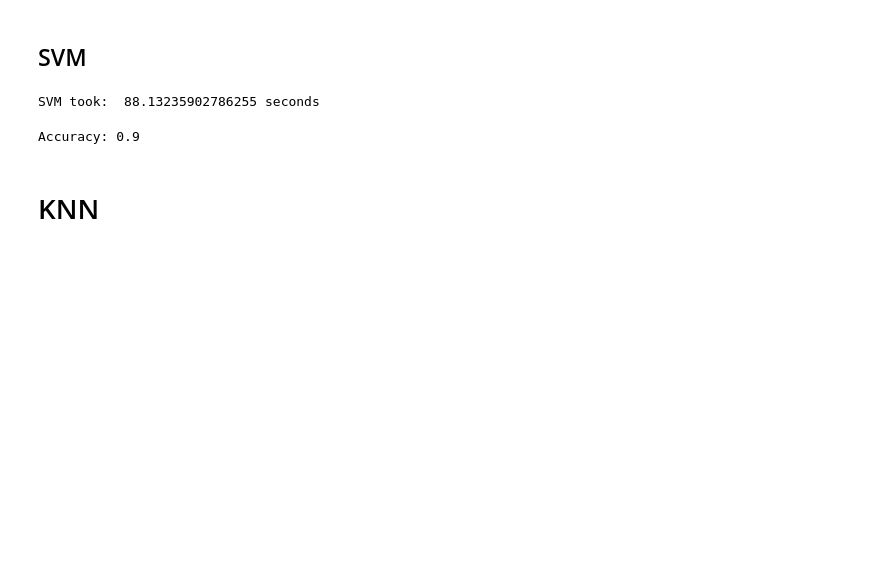
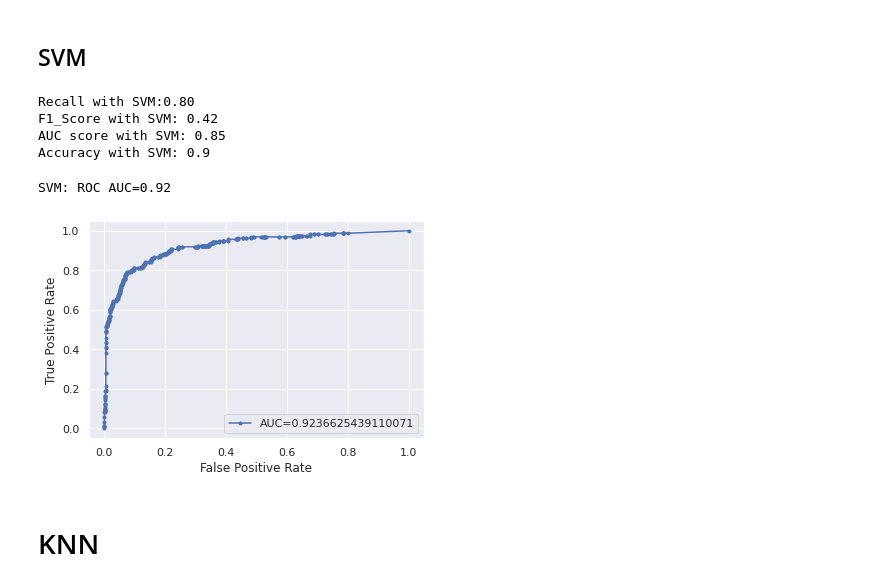
Before and after one commit to huantnguyen/FakeJobPrediction, a Jupyter notebook: v4_Project_245_fakejob.ipynb, the cells around one changed output. Cells and saved outputs as stored; diff of their text form; code cells hidden in the pictures; blank space fills up the shorter version.

```diff
--- a/v4_Project_245_fakejob.ipynb
+++ b/v4_Project_245_fakejob.ipynb
@@ -1074,17 +991,40 @@ clf = svm.SVC(kernel='poly', degree=8.7)
 # %%
 start = time.time()
 
-clf.fit(X_train_bal, y_train_bal)
-y_pred = clf.predict(X_test)
+ss = svm.SVC(kernel='poly', degree=8.7, probability=True)
+ss.fit(X_train_bal, y_train_bal)
+svm_pred = ss.predict(X_test)
+svm_recall  = metrics.recall_score(y_test, svm_pred)
+svm_f1_score = metrics.f1_score(y_test, svm_pred)
 
 end = time.time()
 print('SVM took: ', end - start, "seconds")
-# %% [output]
-SVM took:  88.13235902786255 seconds
 # %%
-print("Accuracy:",round(metrics.accuracy_score(y_test, y_pred),2))
+print ("Recall with SVM:%.2f "% svm_recall)
+print("F1_Score with SVM: %.2f "% svm_f1_score)
+print ("AUC score with SVM:", np.round(roc_auc_score(y_test, svm_pred),2))
+print("Accuracy with SVM:",round(metrics.accuracy_score(y_test, svm_pred),2))
 # %% [output]
-Accuracy: 0.9
+Recall with SVM:0.80
+F1_Score with SVM: 0.42
+AUC score with SVM: 0.85
+Accuracy with SVM: 0.9
+# %%
+svm_proba = ss.predict_proba(X_test)
+svm_proba = svm_proba[:, 1]
+svm_auc = roc_auc_score(y_test, svm_proba)
+print('SVM: ROC AUC=%.2f' % (svm_auc))
+# %% [output]
+SVM: ROC AUC=0.92
+# %%
+svm_fprs, svm_tprs, _ = roc_curve(y_test, svm_proba)
+plt.plot(svm_fprs, svm_tprs, marker='.', label="AUC="+str(svm_auc))
+plt.ylabel('True Positive Rate')
+plt.xlabel('False Positive Rate')
+plt.legend()
+plt.show()
+# %% [output]
+[figure, added]
 # %% [markdown]
 # KNN
 # %%
```
Also changed, not shown: parts of 68 cells of this notebook.
